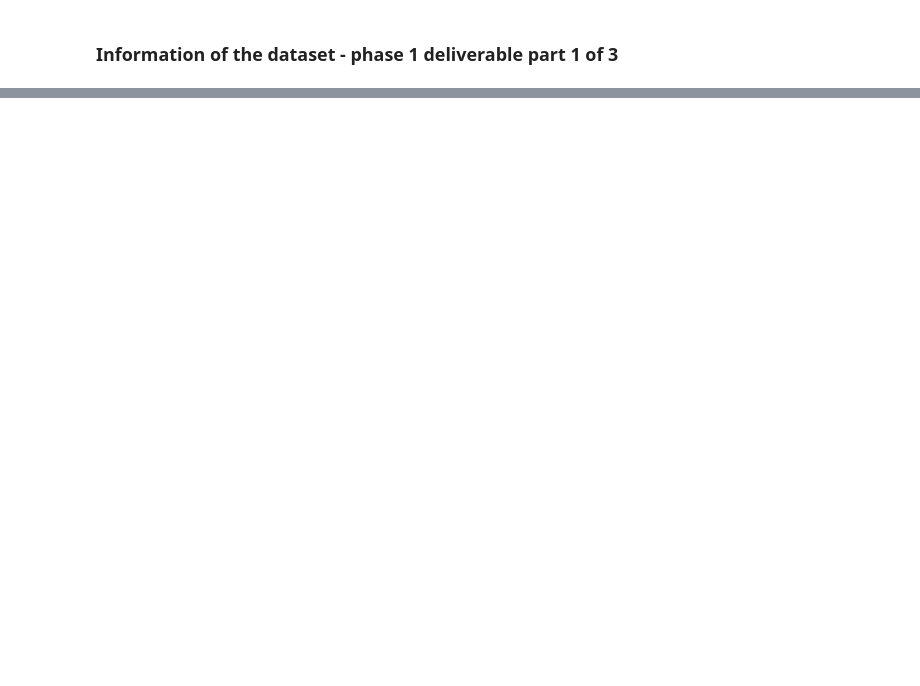
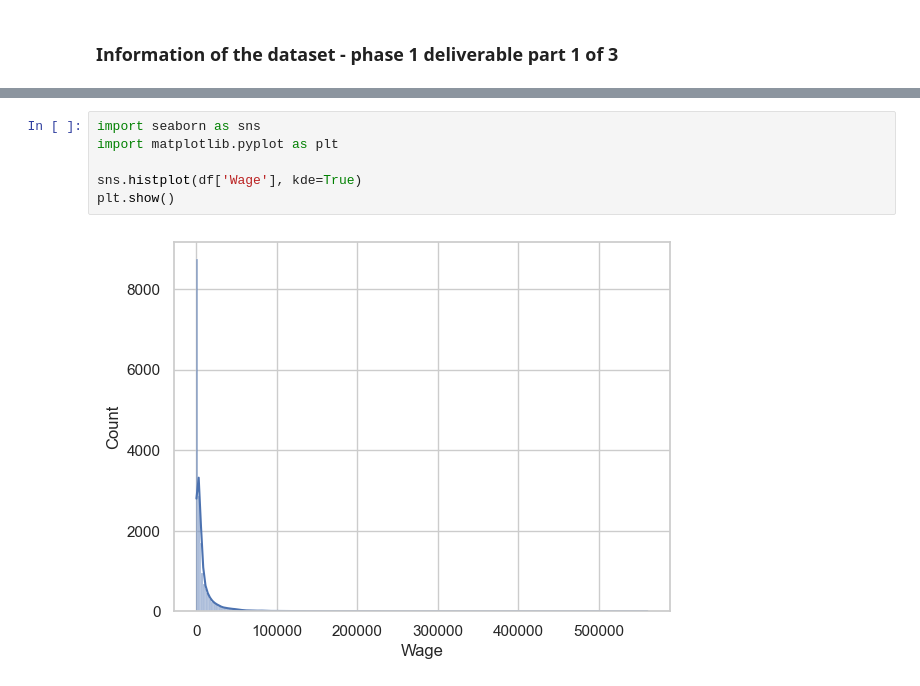
Before and after one commit to QAZYD/eda-repository, a Jupyter notebook: Untitled-1.ipynb, the cells around one changed output, grey strips where cells are left out. Saved outputs shown, nothing was run; the diff lists cells and outputs as text; blank space fills up the shorter version.

```diff
--- a/Untitled-1.ipynb
+++ b/Untitled-1.ipynb
@@ -90,0 +586,8 @@ dtype: int64
+# %%
+import seaborn as sns
+import matplotlib.pyplot as plt
+
+sns.histplot(df['Wage'], kde=True)
+plt.show()
+# %% [output]
+[figure, added]
```
Also changed, not shown: parts of 81 cells of this notebook.
